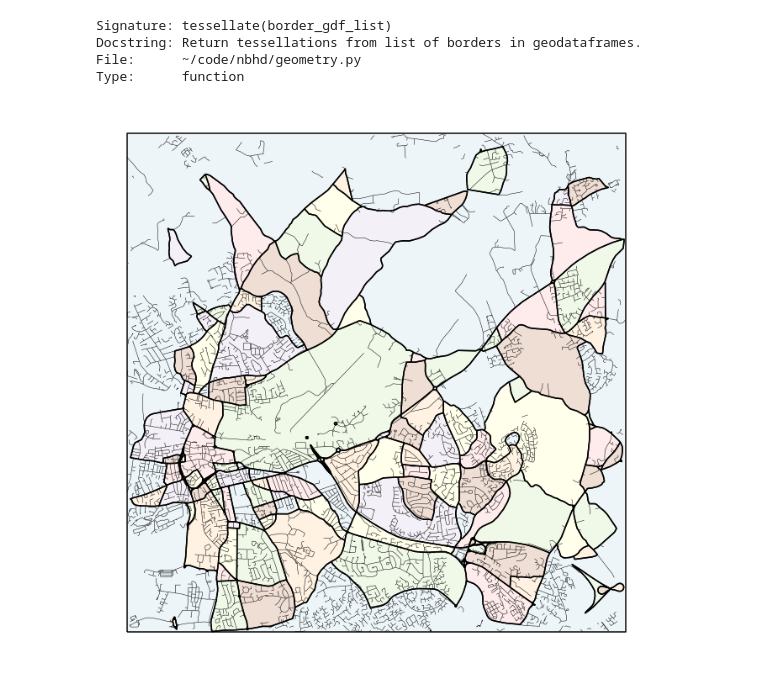
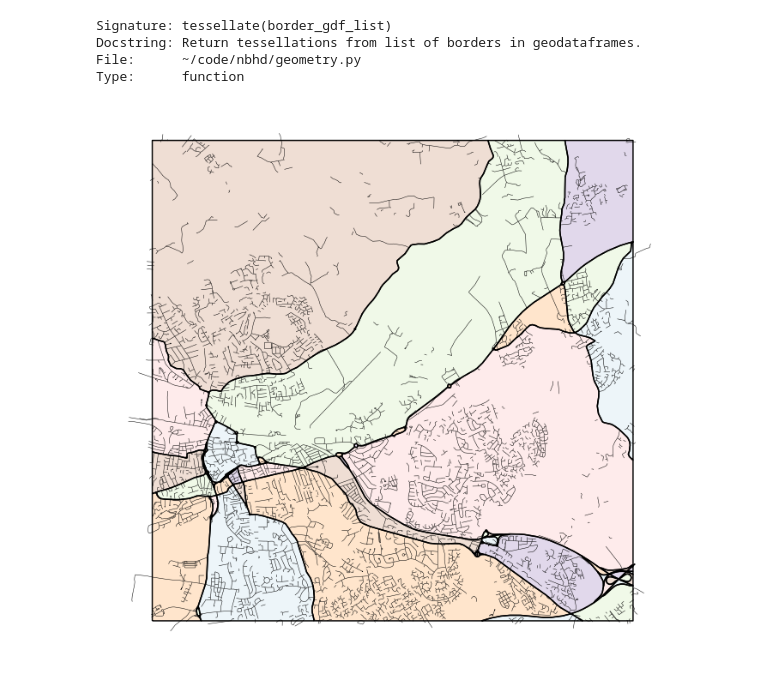
Before and after one commit to peterprescott/a1-dissertation, a Jupyter notebook: code/09Sep_06/B03_Tiles.ipynb, the cells around one changed output. Drawn from its saved outputs; the diff is of its cells as text; code cells hidden in the pictures.

Commit message:
Boundary roads need to *intersect* pixel boundary in order to get proper tiles

```diff
--- a/code/09Sep_06/B03_Tiles.ipynb
+++ b/code/09Sep_06/B03_Tiles.ipynb
@@ -39,7 +39,7 @@ ax.set_axis_off()
 # %% [output]
 [figure]
 # %%
-p_roads = db.within('roads', p.geometry)
+p_roads = db.intersects('roads', p.geometry)
 p_buffered_roads = db.within('roads', p.geometry.buffer(1000))
 # %%
 motorways = p_roads.loc[p_roads.roadFunction == 'Motorway']
@@ -83,10 +78,16 @@ tiles['c'] = greedy(tiles)
+# %%
+tiles1 = tessellate([gpd.GeoDataFrame(geometry=gpd.GeoSeries(p.geometry.boundary)),
+                   motorways, a_roads])
 # %%
+tiles = tiles1
+tiles['c'] = greedy(tiles)
+
 fig, ax = plt.subplots(figsize=(12,12))
 tiles.geometry.boundary.plot(ax=ax, color='k')
 tiles.plot('c', cmap='Paired', ax=ax, alpha=0.2)
 local_road.plot(ax=ax, color='black', linewidth=0.5)
 access_road.plot(ax=ax, color='black', linewidth=0.5)
 restricted.plot(ax=ax, color='black', linewidth=0.5)
 ax.set_axis_off()
 # %% [output]
-[figure, old version]
+[figure, new version]
```
Also changed, not shown: parts of 7 cells of this notebook.
